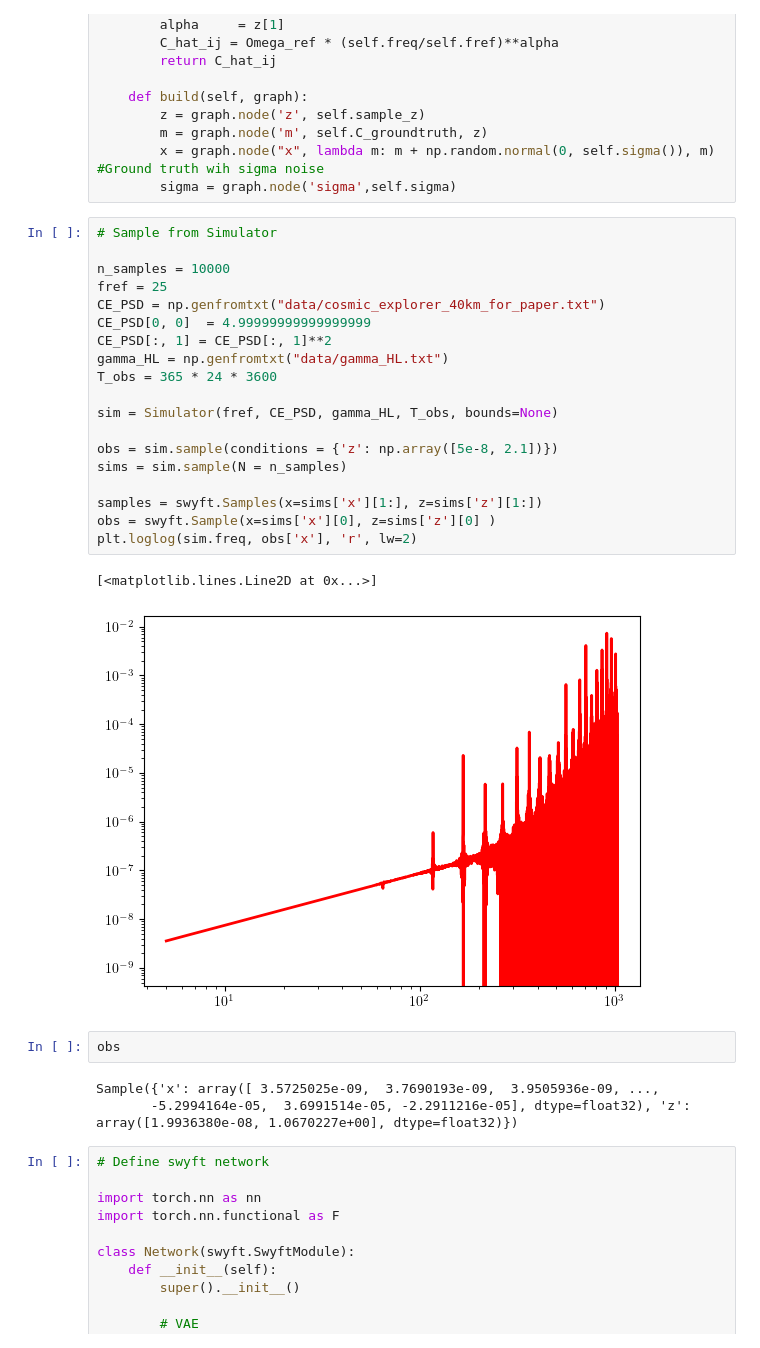
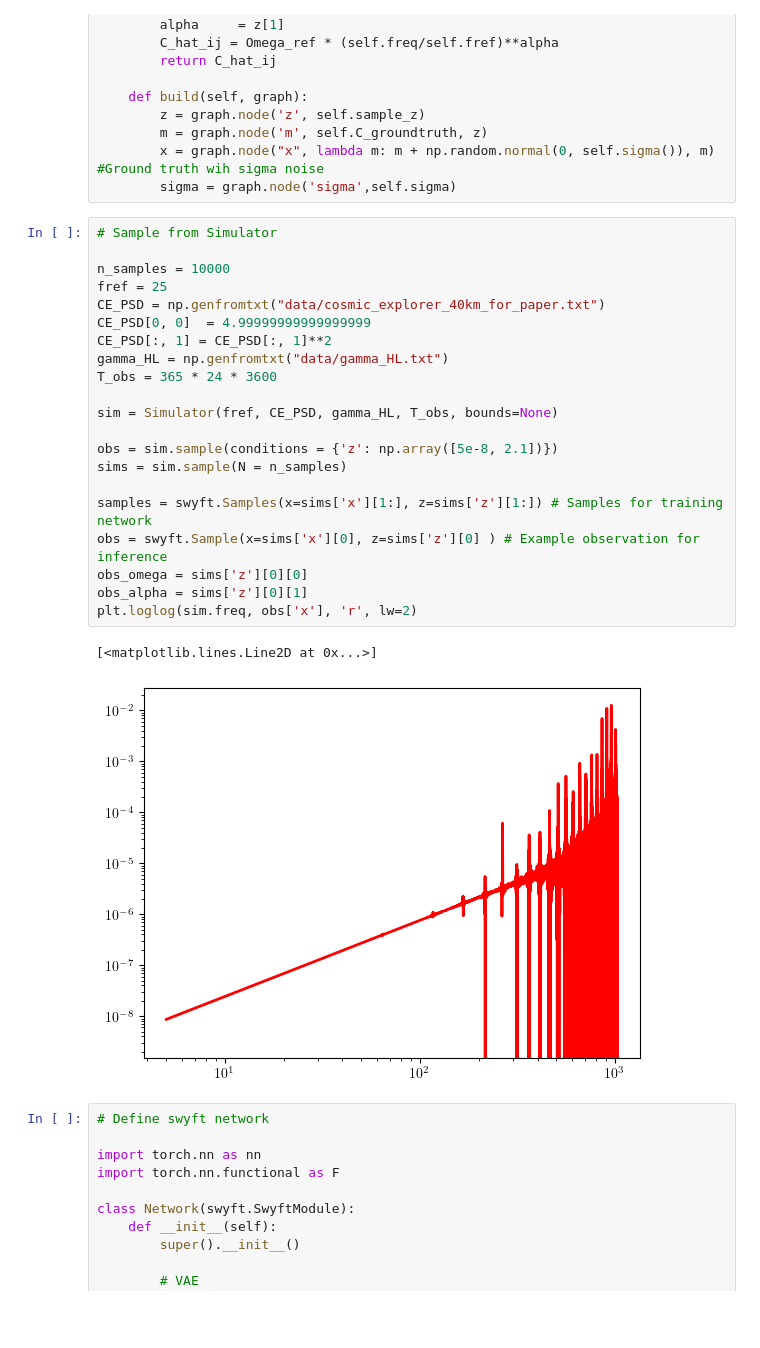
Before and after one commit to abbystokes/SBI_SGWB_DSMMA, a Jupyter notebook: Abby/ParamEst.ipynb, the cells around one changed output. Drawn from its saved outputs; the diff is of its cells as text; blank space fills up the shorter version.

```diff
--- a/Abby/ParamEst.ipynb
+++ b/Abby/ParamEst.ipynb
@@ -71,30 +71,27 @@ class Simulator(swyft.Simulator):
 # %%
 # Sample from Simulator
 
 n_samples = 10000
 fref = 25
 CE_PSD = np.genfromtxt("data/cosmic_explorer_40km_for_paper.txt")
 CE_PSD[0, 0]  = 4.99999999999999999
 CE_PSD[:, 1] = CE_PSD[:, 1]**2
 gamma_HL = np.genfromtxt("data/gamma_HL.txt")
 T_obs = 365 * 24 * 3600
 
 sim = Simulator(fref, CE_PSD, gamma_HL, T_obs, bounds=None)
 
 obs = sim.sample(conditions = {'z': np.array([5e-8, 2.1])})
 sims = sim.sample(N = n_samples)
 
-samples = swyft.Samples(x=sims['x'][1:], z=sims['z'][1:])
-obs = swyft.Sample(x=sims['x'][0], z=sims['z'][0] )
+samples = swyft.Samples(x=sims['x'][1:], z=sims['z'][1:]) # Samples for training network
+obs = swyft.Sample(x=sims['x'][0], z=sims['z'][0] ) # Example observation for inference
+obs_omega = sims['z'][0][0]
+obs_alpha = sims['z'][0][1]
 plt.loglog(sim.freq, obs['x'], 'r', lw=2)
 # %% [output]
 [<matplotlib.lines.Line2D at 0x...>]
-[figure, old version]
+[figure, new version]
-# %%
-obs
-# %% [output]
-Sample({'x': array([ 3.5725025e-09,  3.7690193e-09,  3.9505936e-09, ...,
-       -5.2994164e-05,  3.6991514e-05, -2.2911216e-05], dtype=float32), 'z': array([1.9936380e-08, 1.0670227e+00], dtype=float32)})
 # %%
 # Define swyft network
 
```
Also changed, not shown: parts of 3 cells of this notebook.
